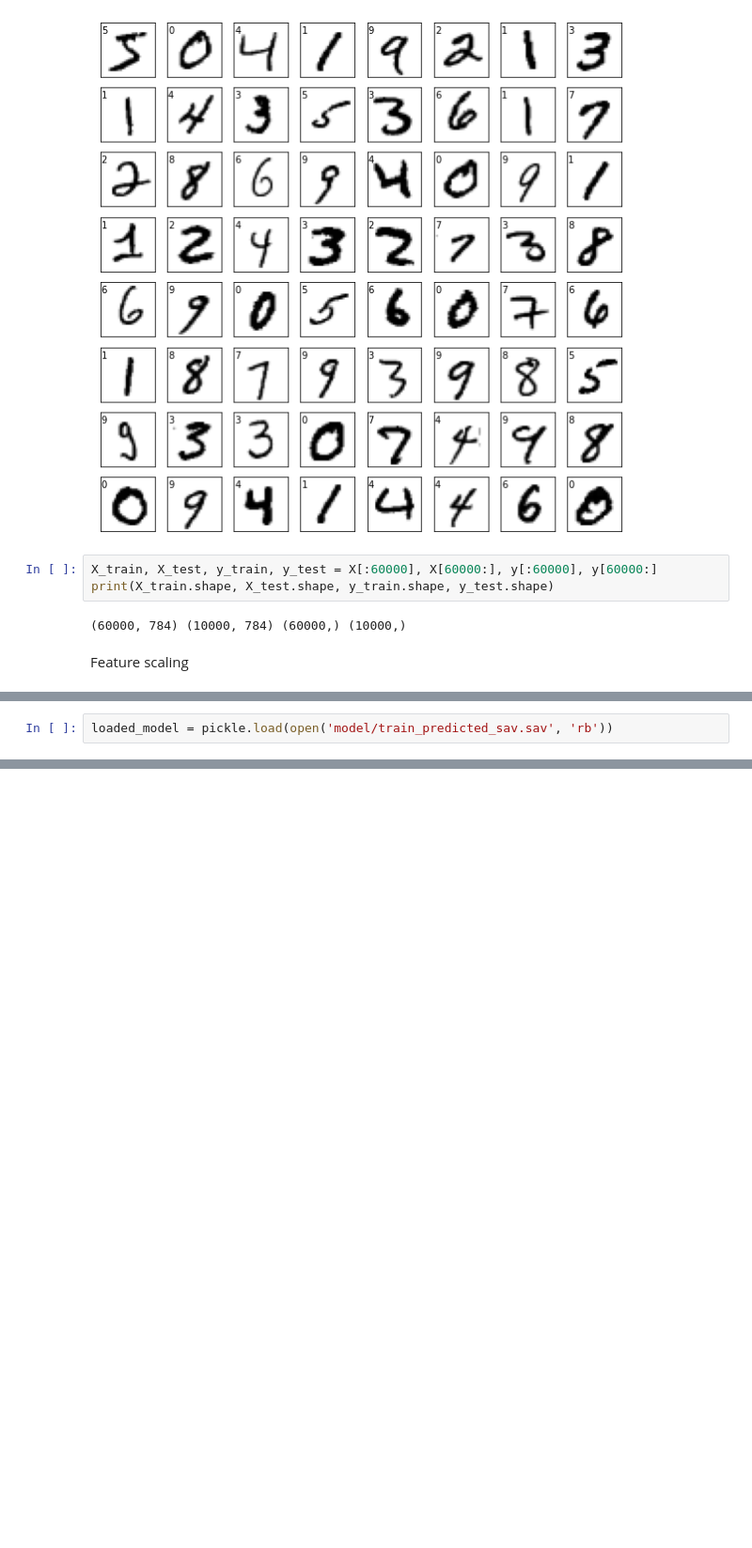
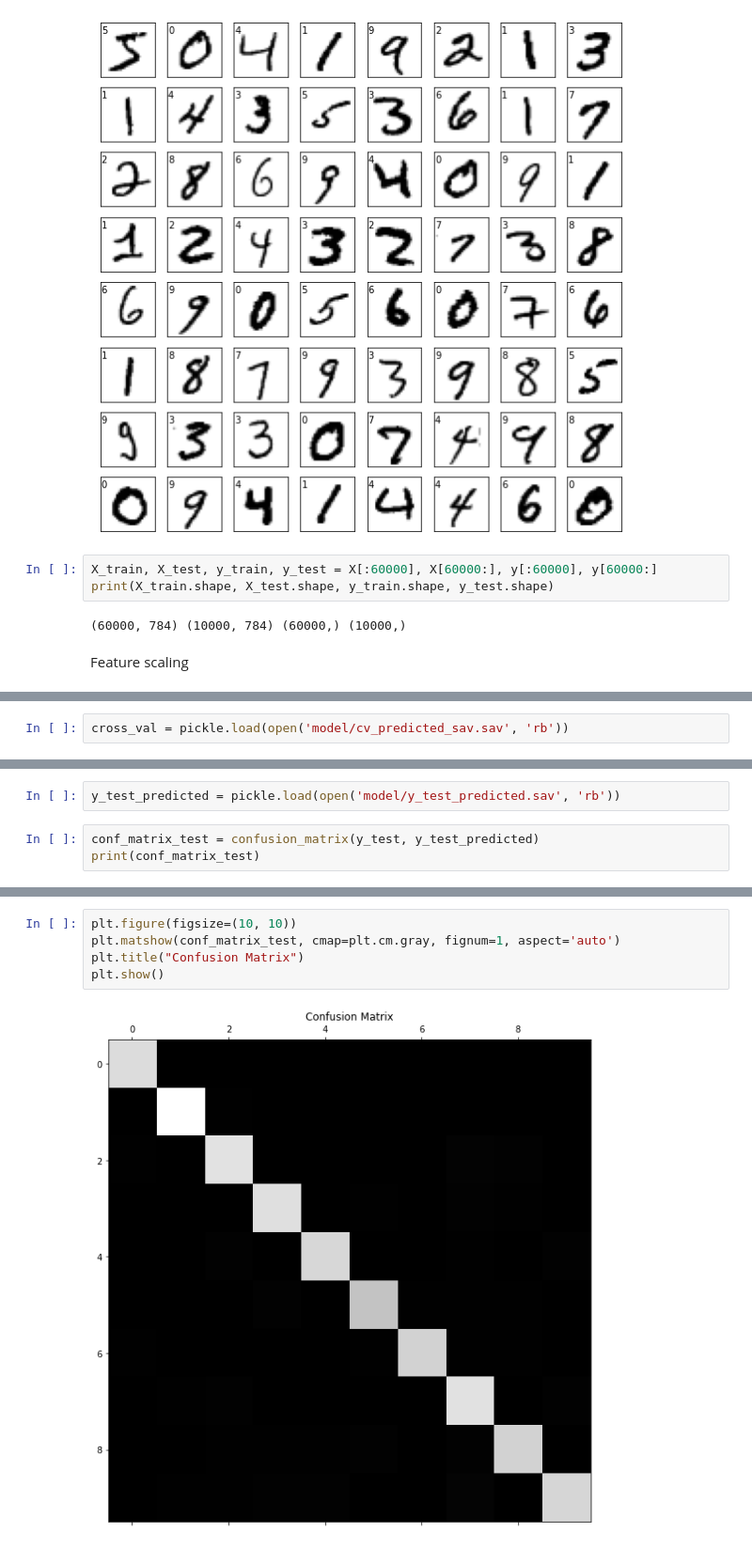
Before and after one commit to trizkynoviandy/handwritten-digits-classification, a Jupyter notebook: handwritten-digits-classification.ipynb, the cells around one changed output, grey strips where cells are left out. Shown at 94% size. Drawn from its saved outputs; the diff is of its cells as text; blank space fills up the shorter version.

```diff
--- a/handwritten-digits-classification.ipynb
+++ b/handwritten-digits-classification.ipynb
@@ -76,2 +125,2 @@ pickle.dump(train_predicted, open(filename2, 'wb'))
 # %%
-loaded_model = pickle.load(open('model/train_predicted_sav.sav', 'rb'))
+cross_val = pickle.load(open('model/cv_predicted_sav.sav', 'rb'))
@@ -90,0 +136,5 @@ print(confusion_matrix(y_train, loaded_model))
+# %%
+y_test_predicted = pickle.load(open('model/y_test_predicted.sav', 'rb'))
+# %%
+conf_matrix_test = confusion_matrix(y_test, y_test_predicted)
+print(conf_matrix_test)
@@ -91 +152,8 @@ print(confusion_matrix(y_train, loaded_model))
+# %%
+plt.figure(figsize=(10, 10))
+plt.matshow(conf_matrix_test, cmap=plt.cm.gray, fignum=1, aspect='auto')
+plt.title("Confusion Matrix")
+plt.show()
+# %% [output]
+[figure, added]
 # %%
```
Also changed, not shown: parts of 22 cells of this notebook.
